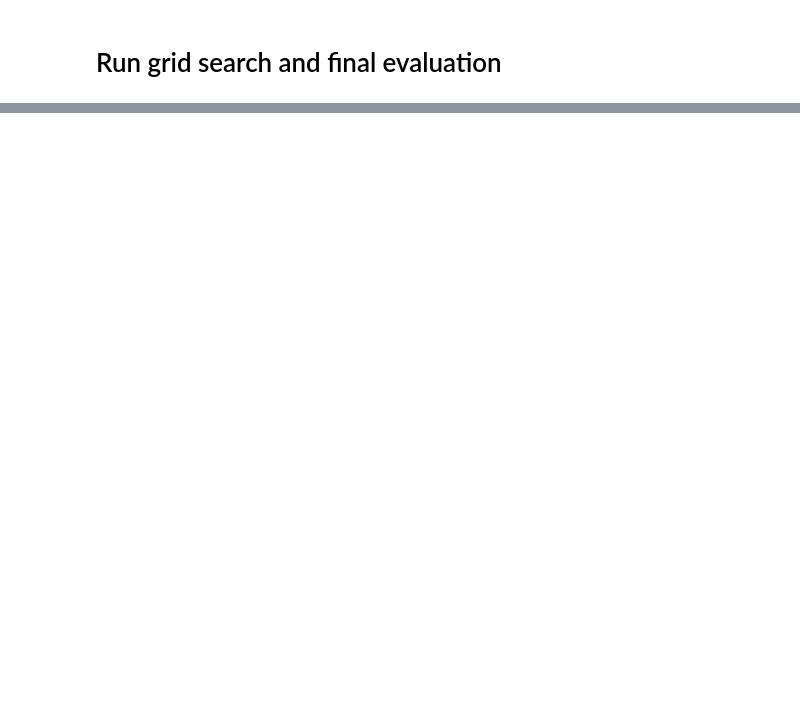
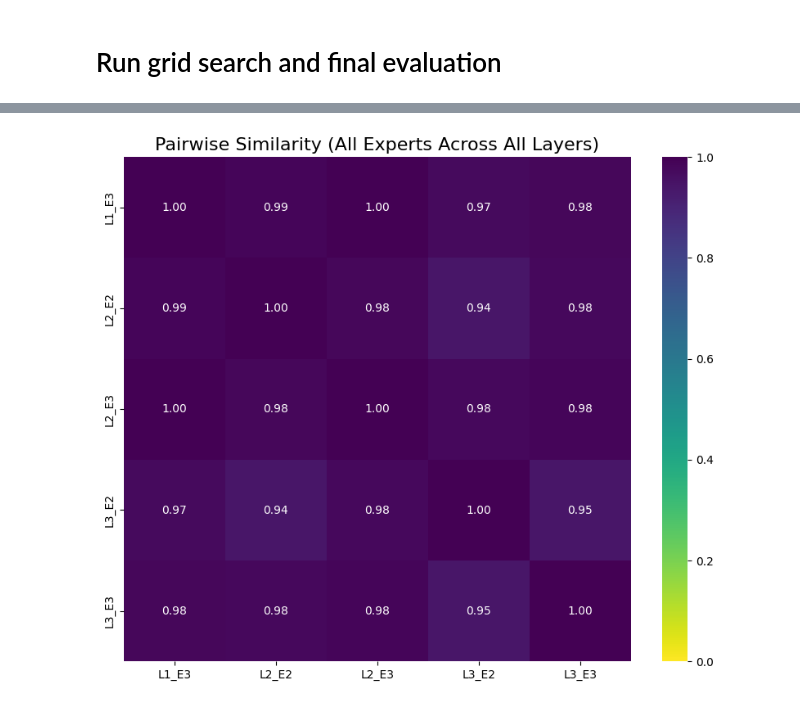
Before and after one commit to skassen2/honours_research, a Jupyter notebook: test_and_SHAP/Mop_rfe_noninvasive.ipynb, the cells around one changed output, grey strips where cells are left out. Cells and saved outputs as stored; diff of their text form; code cells hidden in the pictures; blank space fills up the shorter version.

```diff
--- a/test_and_SHAP/Mop_rfe_noninvasive.ipynb
+++ b/test_and_SHAP/Mop_rfe_noninvasive.ipynb
@@ -331,0 +410,99 @@ The problem of applying shap to individual experts in MoP asks the question: How
+# %%
+import numpy as np
+import pandas as pd
+import seaborn as sns
+import matplotlib.pyplot as plt
+from sklearn.metrics.pairwise import cosine_similarity
+from IPython.display import display
+
+# ===================================================================
+# MoP Specialization Analysis (Per-Layer and Overall)
+# ===================================================================
+print("\n\n" + "="*40 + "\n 📊 Calculating MoP Specialization \n" + "="*40)
+
+try:
+
+    layer_specialization_scores = []
+    all_expert_vectors = {}
+
+    # --- Step 1: Loop through each layer to perform PER-LAYER analysis ---
+    for i, block_weights in enumerate(router_weights):
+        layer_num = i + 1
+        print(f"\n--- Analyzing Layer {layer_num} ---")
+
+        layer_mean_abs_shap_vectors = {}
+        num_experts = block_weights.shape[1]
+        chosen_experts_for_layer = np.argmax(block_weights, axis=1)
+
+        # --- Step 2: Extract Mean SHAP Vector for Each Expert in this Layer ---
+        for j in range(num_experts):
+            if final_model.blocks[i].sparse_moe.experts[j].identity:
+                continue
+
+            samples_for_this_expert_indices = np.where(chosen_experts_for_layer == j)[0]
+            if len(samples_for_this_expert_indices) == 0:
+                continue
+
+            shap_subset = shap_values[1][samples_for_this_expert_indices]
+            mean_vector = np.abs(shap_subset).mean(axis=0)
+
+            # Store the vector for the per-layer calculation
+            layer_mean_abs_shap_vectors[f'Expert {j+1}'] = mean_vector
+            all_expert_vectors[f'L{layer_num}_E{j+1}'] = mean_vector
+
+        print(f"Extracted feature importance vectors for {len(layer_mean_abs_shap_vectors)} active experts in Layer {layer_num}.")
+
+        # --- Step 3: Compute the Specialization Index for this Layer ---
+        if len(layer_mean_abs_shap_vectors) < 2:
+            print(f"Cannot calculate specialization for Layer {layer_num} with less than two active experts.")
+            layer_specialization_scores.append({'Layer': layer_num, 'Specialization Index': np.nan})
+            continue
+
+        shap_matrix = np.array(list(layer_mean_abs_shap_vectors.values()))
+        similarity_matrix = cosine_similarity(shap_matrix)
+        indices = np.triu_indices(shap_matrix.shape[0], k=1)
+        off_diagonal_values = similarity_matrix[indices]
+        mean_similarity = np.mean(off_diagonal_values)
+        specialization_index = 1 - mean_similarity
+        layer_specialization_scores.append({'Layer': layer_num, 'Specialization Index': specialization_index})
+
+    # --- Step 4: Display Final PER-LAYER Summary Table ---
+    if layer_specialization_scores:
+        summary_df = pd.DataFrame(layer_specialization_scores)
+        print("\n\n" + "="*40 + "\n ✅ Final MoP Specialization Summary (Per Layer) \n" + "="*40)
+        display(summary_df.set_index('Layer'))
+
+    # --- Step 5: Calculate and Display OVERALL Specialization for All Experts ---
+    print("\n\n" + "#"*50)
+    print("# Overall Model Specialization (All 6 Experts Combined)")
+    print("#"*50)
+
+    if len(all_expert_vectors) < 2:
+        print("\nCannot calculate overall specialization with less than two active experts across all layers.")
+    else:
+        expert_names = list(all_expert_vectors.keys())
+        shap_matrix = np.array(list(all_expert_vectors.values()))
+
+        similarity_matrix = cosine_similarity(shap_matrix)
+        similarity_df = pd.DataFrame(similarity_matrix, index=expert_names, columns=expert_names)
+
+        print("\n\n--- Pairwise Similarity Matrix (All Experts) ---")
+        display(similarity_df.style.format("{:.4f}").background_gradient(cmap='viridis_r', vmin=0, vmax=1))
+
+        plt.figure(figsize=(10, 8))
+        sns.heatmap(similarity_df, annot=True, cmap='viridis_r', vmin=0, vmax=1, fmt=".2f")
+        plt.title('Pairwise Similarity (All Experts Across All Layers)', fontsize=16)
+        plt.show()
+
+        indices = np.triu_indices(shap_matrix.shape[0], k=1)
+        off_diagonal_values = similarity_matrix[indices]
+        mean_similarity = np.mean(off_diagonal_values)
+        specialization_index = 1 - mean_similarity
+
+        print(f"\n--- Overall Model Specialization Score ---")
+        print(f"Average similarity between all experts: {mean_similarity:.4f}")
+        print(f"Overall Model Specialization Index: {specialization_index:.4f}")
+
+except NameError:
+    print("Error: `shap_values` or `router_weights` not found. Please run the main MoP SHAP analysis block first.")
+# %% [output]
@@ -331,0 +544 @@ The problem of applying shap to individual experts in MoP asks the question: How
+[figure, added]
```
Also changed, not shown: parts of 7 cells of this notebook, 4 other files.
